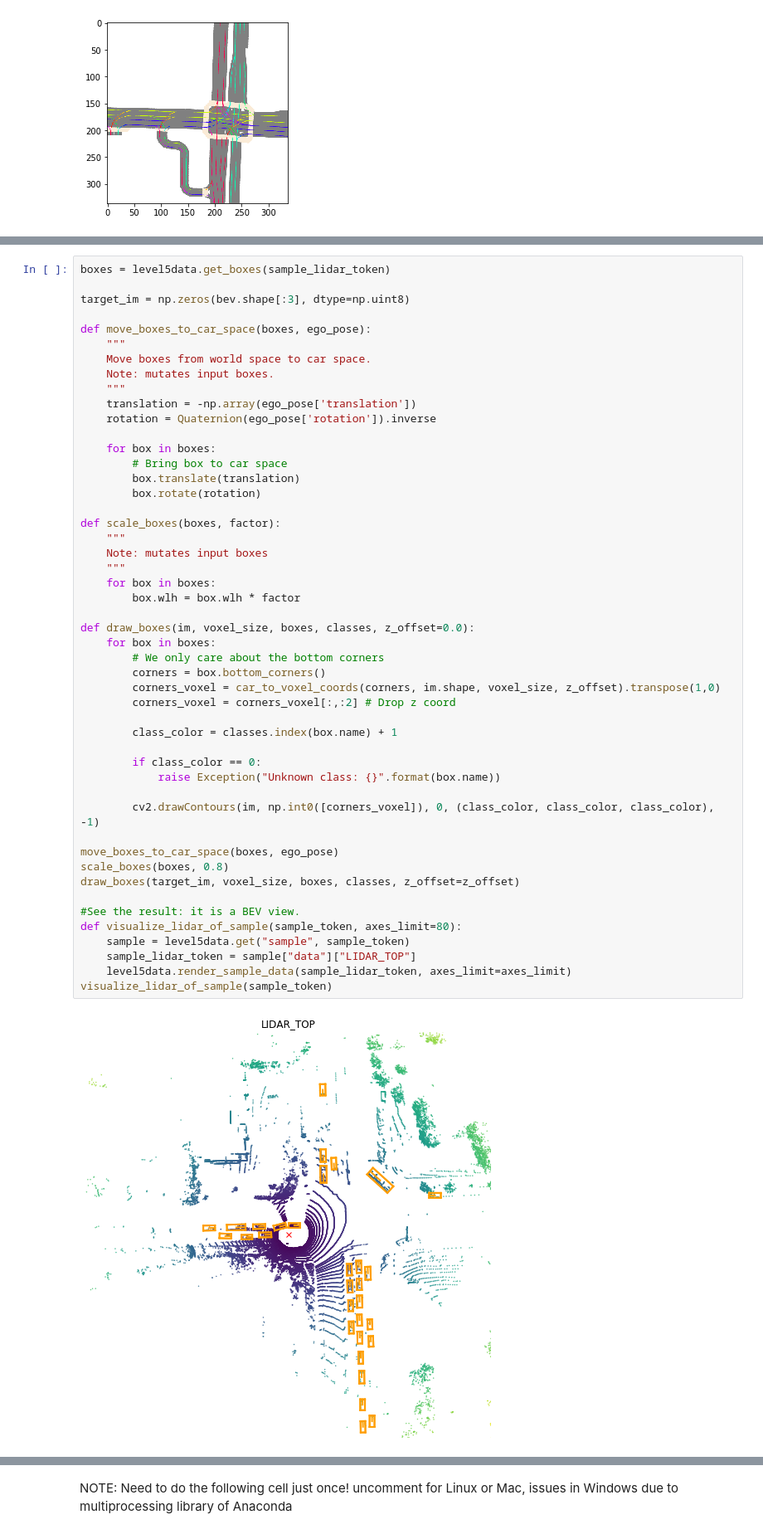
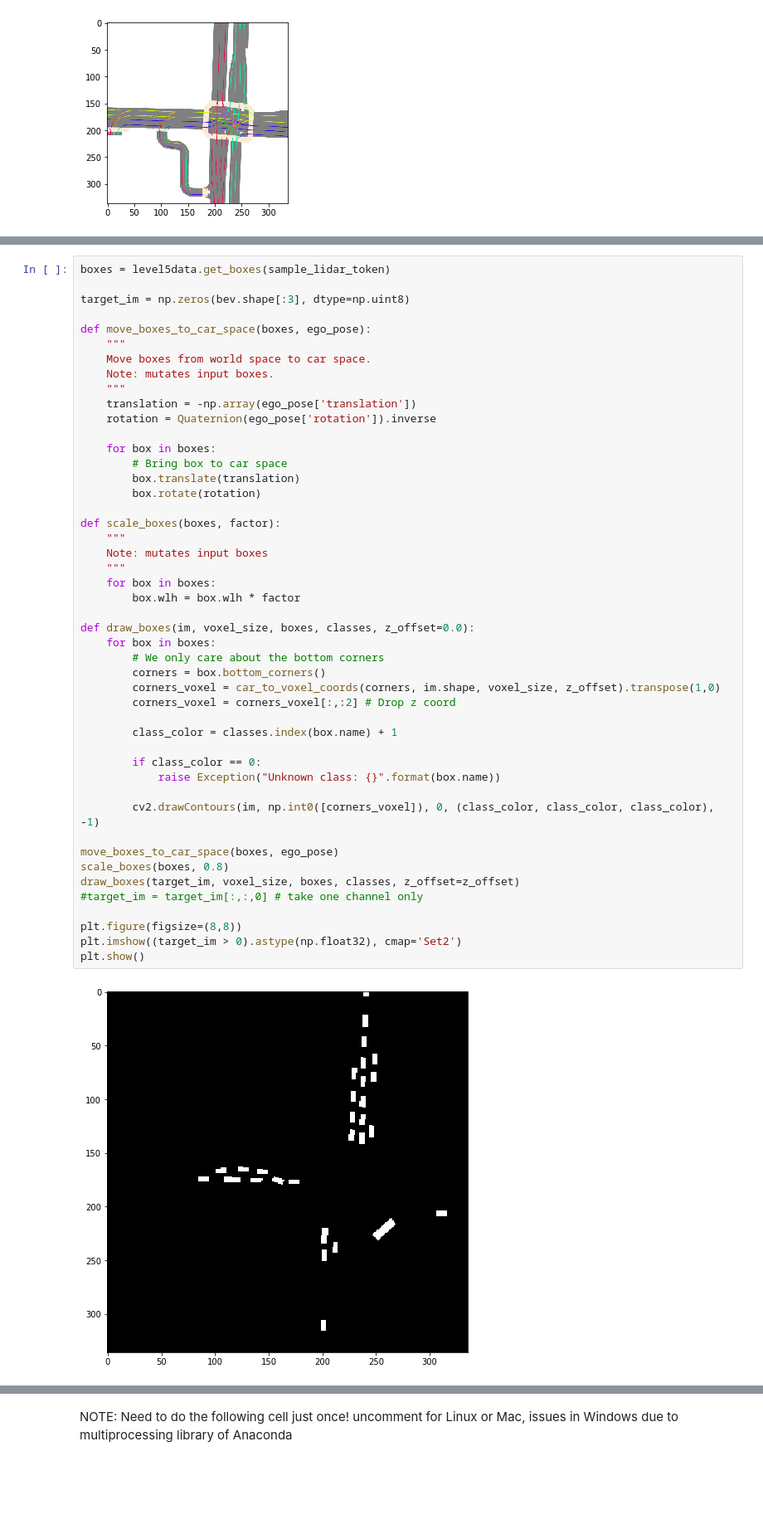
Before and after one commit to rossivalen/Thesis_AutonomousDriving, a Jupyter notebook: avod_lyft/avod_lyft_train.ipynb, the cells around one changed output, grey strips where cells are left out. Shown at 83% size. Saved outputs shown, nothing was run; the diff lists cells and outputs as text; blank space fills up the shorter version.

```diff
--- a/avod_lyft/avod_lyft_train.ipynb
+++ b/avod_lyft/avod_lyft_train.ipynb
@@ -299,40 +294,38 @@ def move_boxes_to_car_space(boxes, ego_pose):
         # Bring box to car space
         box.translate(translation)
         box.rotate(rotation)
 
 def scale_boxes(boxes, factor):
     """
     Note: mutates input boxes
     """
     for box in boxes:
         box.wlh = box.wlh * factor
 
 def draw_boxes(im, voxel_size, boxes, classes, z_offset=0.0):
     for box in boxes:
         # We only care about the bottom corners
         corners = box.bottom_corners()
         corners_voxel = car_to_voxel_coords(corners, im.shape, voxel_size, z_offset).transpose(1,0)
         corners_voxel = corners_voxel[:,:2] # Drop z coord
 
         class_color = classes.index(box.name) + 1
 
         if class_color == 0:
             raise Exception("Unknown class: {}".format(box.name))
 
         cv2.drawContours(im, np.int0([corners_voxel]), 0, (class_color, class_color, class_color), -1)
 
 move_boxes_to_car_space(boxes, ego_pose)
 scale_boxes(boxes, 0.8)
 draw_boxes(target_im, voxel_size, boxes, classes, z_offset=z_offset)
+#target_im = target_im[:,:,0] # take one channel only
 
-#See the result: it is a BEV view.
-def visualize_lidar_of_sample(sample_token, axes_limit=80):
-    sample = level5data.get("sample", sample_token)
-    sample_lidar_token = sample["data"]["LIDAR_TOP"]
-    level5data.render_sample_data(sample_lidar_token, axes_limit=axes_limit)
-visualize_lidar_of_sample(sample_token)
+plt.figure(figsize=(8,8))
+plt.imshow((target_im > 0).astype(np.float32), cmap='Set2')
+plt.show()
 # %% [output]
-[figure, old version]
+[figure, new version]
 # %%
 # Some hyperparameters we'll need to define for the system
 voxel_size = (0.4, 0.4, 1.5)
```
Also changed, not shown: parts of 17 cells of this notebook.
